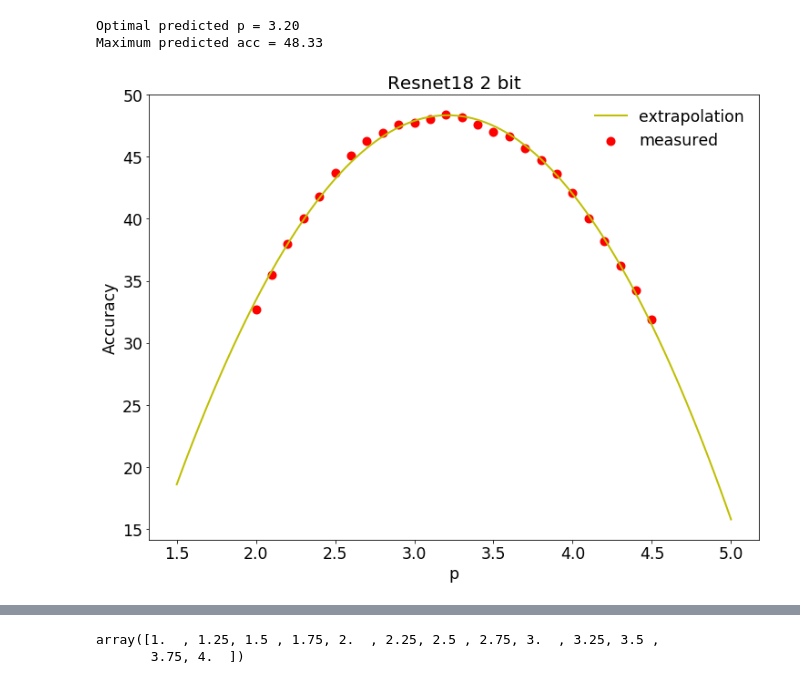
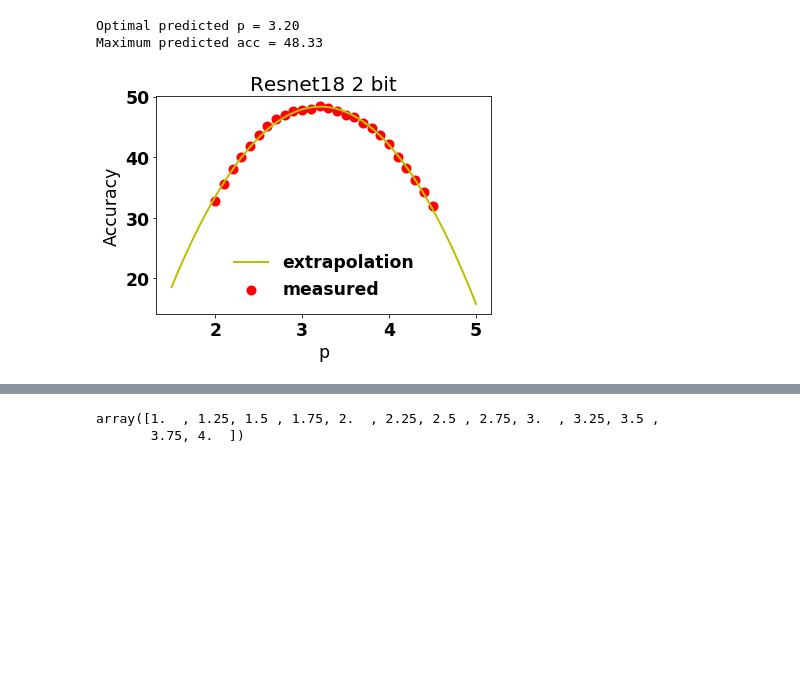
Before and after one commit to ynahshan/nn-quantization-pytorch, a Jupyter notebook: jupyter/lp_vs_acc.ipynb, the cells around one changed output, grey strips where cells are left out. Cells and saved outputs as stored; diff of their text form; code cells hidden in the pictures; blank space fills up the shorter version.

Commit message:
update plots

```diff
--- a/jupyter/lp_vs_acc.ipynb
+++ b/jupyter/lp_vs_acc.ipynb
@@ -2,4 +2,6 @@
 import numpy as np
 %matplotlib inline
 import matplotlib.pyplot as plt
-plt.rcParams['figure.figsize'] = [12, 9]
+import matplotlib
+from pylab import rcParams
+import pandas as pd
@@ -5,0 +32,25 @@ plt.rcParams['figure.figsize'] = [12, 9]
+# %%
+df_2bit = pd.DataFrame()
+temp = df_res18[df_res18['p'].isin([2., 2.5, 3., 3.5, 4., 4.5])].reset_index()
+df_2bit['p'] = temp.p
+df_2bit['res18'] = temp.acc
+temp = df_res50[df_res50['p'].isin([2., 2.5, 3., 3.5, 4., 4.5])].reset_index()
+df_2bit['res50'] = temp.acc
+
+rcParams['figure.figsize'] = 8, 6
+font = {'weight' : 'normal', 'size': 20, 'weight': 'bold'}
+matplotlib.rc('font', **font)
+
+N = len(df_2bit)
+ind = np.arange(N)    # the x locations for the groups
+width = 0.35       # the width of the bars: can also be len(x) sequence
+p1 = plt.bar(ind, df_2bit.res18, width)
+p2 = plt.bar(ind+width, df_2bit.res50, width)
+plt.ylabel('Accuracy', fontsize=25)
+plt.legend(['Resnet18', 'Resnet50'], loc='upper center', bbox_to_anchor=(0.5, 1.15),
+          ncol=2, fancybox=True, shadow=True)
+plt.tight_layout()
+plt.xticks(ind, ('p=2', 'p=2.5', 'p=3', 'p=3.5', 'p=4', 'p=4.5'));
+plt.savefig('../fig/res50_res18_pnorms.png')
+
+df_2bit
@@ -6,25 +66,28 @@ plt.rcParams['figure.figsize'] = [12, 9]
 # %%
 p = np.linspace(2, 4.5, 26)
 acc = [32.7, 35.5, 38, 40, 41.8, 43.7, 45.1, 46.25, 46.9, 47.6, 47.74, 48, 48.4, 48.17, 47.57, 47, 46.6, 45.7, 44.74, 43.6, 42.1, 40, 38.2, 36.2, 34.2, 31.9]
+df_res18 = pd.DataFrame()
+df_res18['p'] = p
+df_res18['acc'] = acc
 
 _=plt.scatter(p, acc, linewidth=4, c='r')
 plt.ylabel('Accuracy', size='xx-large')
 plt.xlabel('p', size='xx-large')
 plt.tick_params(axis='both', which='major', labelsize='xx-large')
 plt.tick_params(axis='both', which='minor', labelsize='xx-large')
 plt.title("Resnet18 2 bit", size=20)
 
 z = np.polyfit(p, acc, 2)
 y = np.poly1d(z)
 
 xp = np.linspace(1.5, 5, 100)
 plt.plot(xp, y(xp), '-', c='y', linewidth=2)
 print("Optimal predicted p = {:.2f}".format(xp[y(xp).argmax()]))
 print("Maximum predicted acc = {:.2f}".format(y(xp).max()))
 
 _=plt.legend(['extrapolation', 'measured'], fontsize='xx-large', framealpha=0)
 # %% [output]
 Optimal predicted p = 3.20
 Maximum predicted acc = 48.33
-[figure, old version]
+[figure, new version]
 # %%
```
Also changed, not shown: parts of 7 cells of this notebook, 9 other files.
